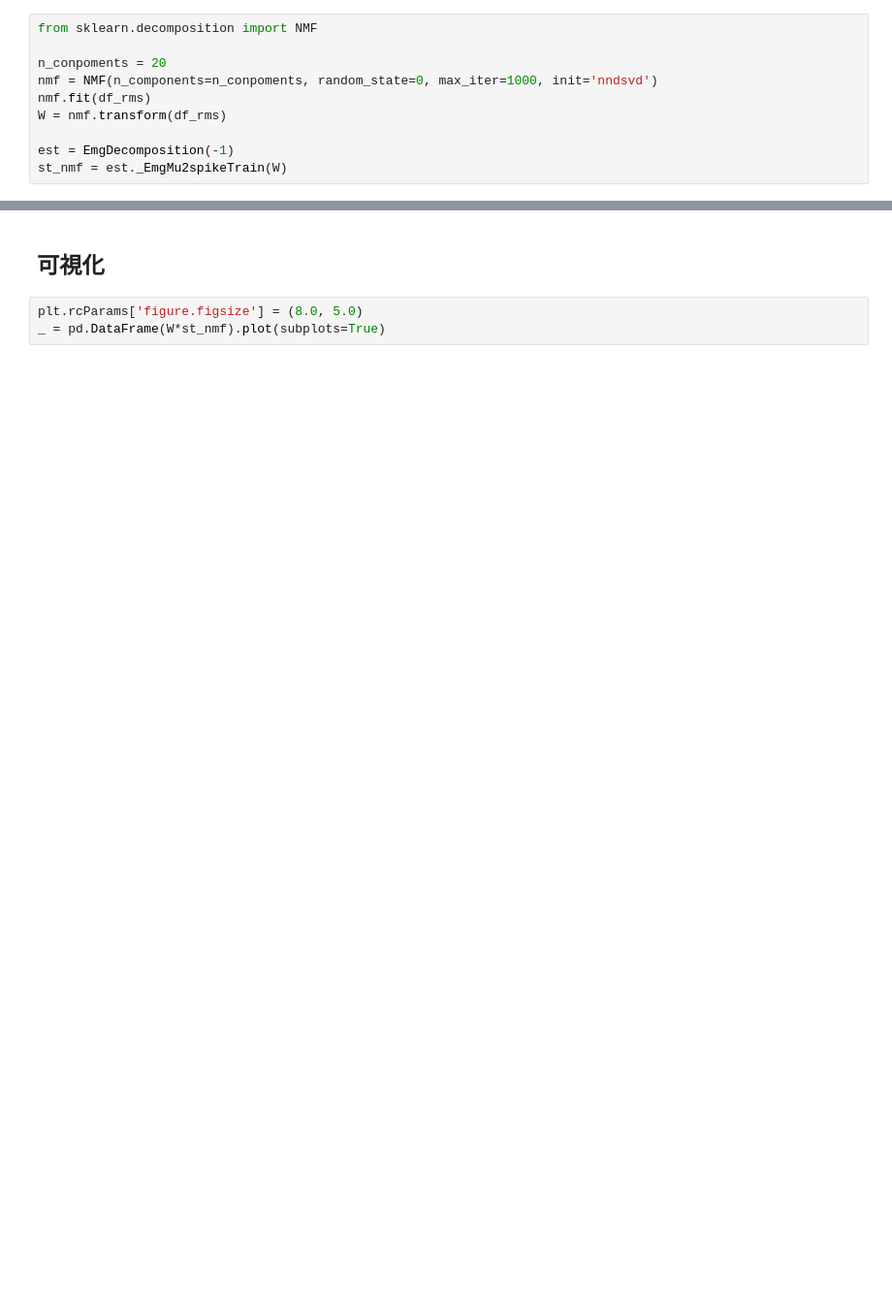
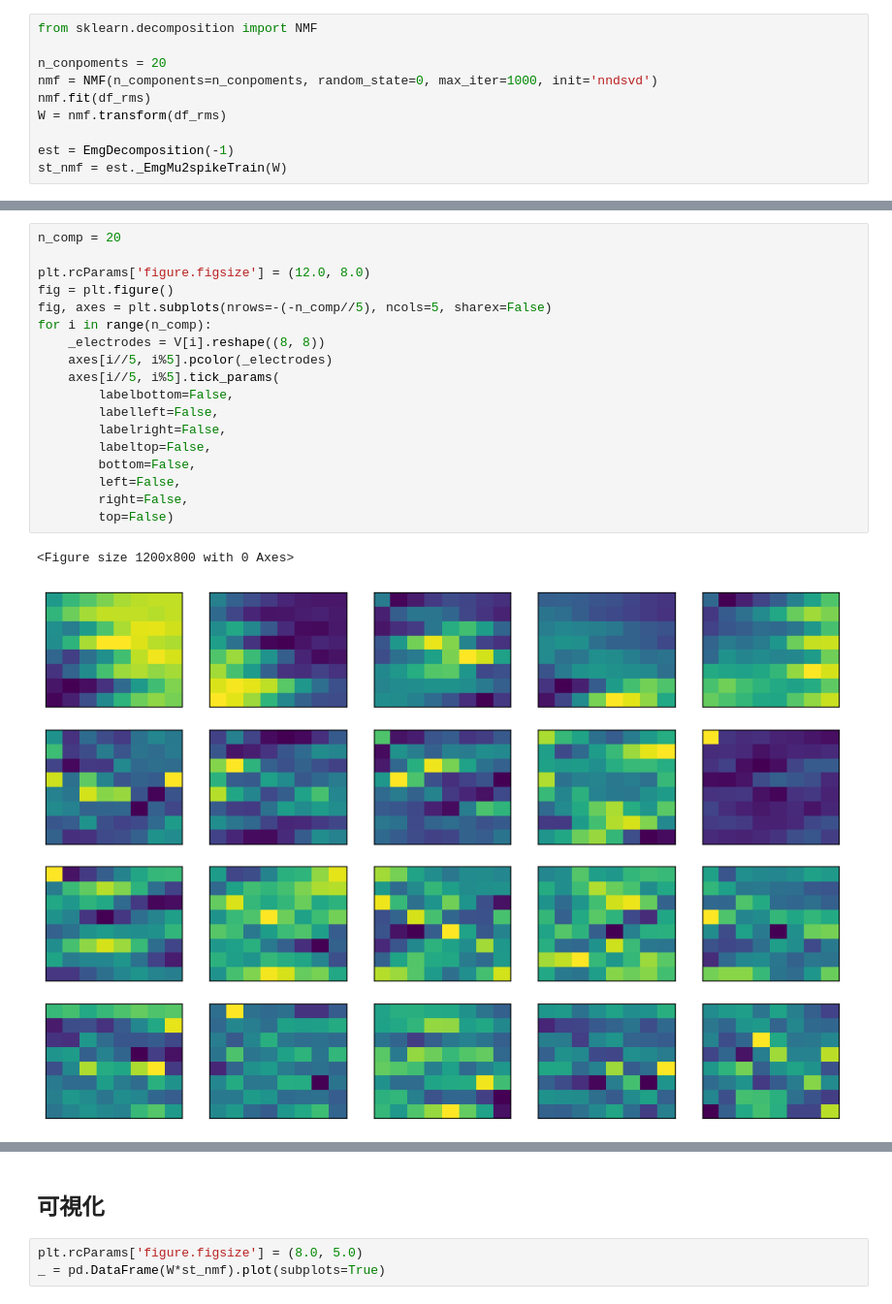
Before and after one commit to mechAneko12/EMG_decomposition_rhd, a Jupyter notebook: main.ipynb, the cells around one changed output, grey strips where cells are left out. Shown at 97% size. Drawn from its saved outputs; the diff is of its cells as text; blank space fills up the shorter version.

```diff
--- a/main.ipynb
+++ b/main.ipynb
@@ -41,0 +57,21 @@ st_nmf = est._EmgMu2spikeTrain(W)
+# %%
+n_comp = 20
+
+plt.rcParams['figure.figsize'] = (12.0, 8.0)
+fig = plt.figure()
+fig, axes = plt.subplots(nrows=-(-n_comp//5), ncols=5, sharex=False)
+for i in range(n_comp):
+    _electrodes = V[i].reshape((8, 8))
+    axes[i//5, i%5].pcolor(_electrodes)
+    axes[i//5, i%5].tick_params(
+        labelbottom=False,
+        labelleft=False,
+        labelright=False,
+        labeltop=False,
+        bottom=False,
+        left=False,
+        right=False,
+        top=False)
+# %% [output]
+<Figure size 1200x800 with 0 Axes>
+[figure, added]
```
Also changed, not shown: parts of 11 cells of this notebook.
